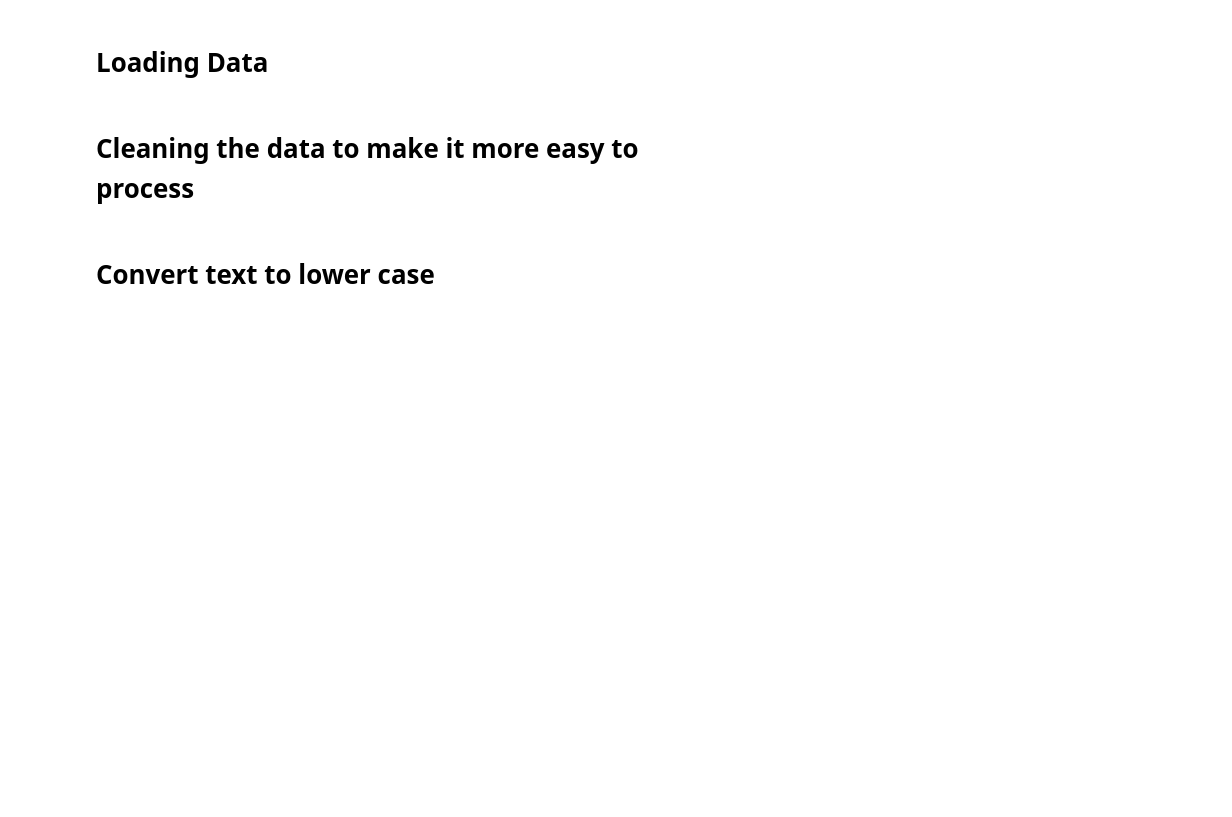
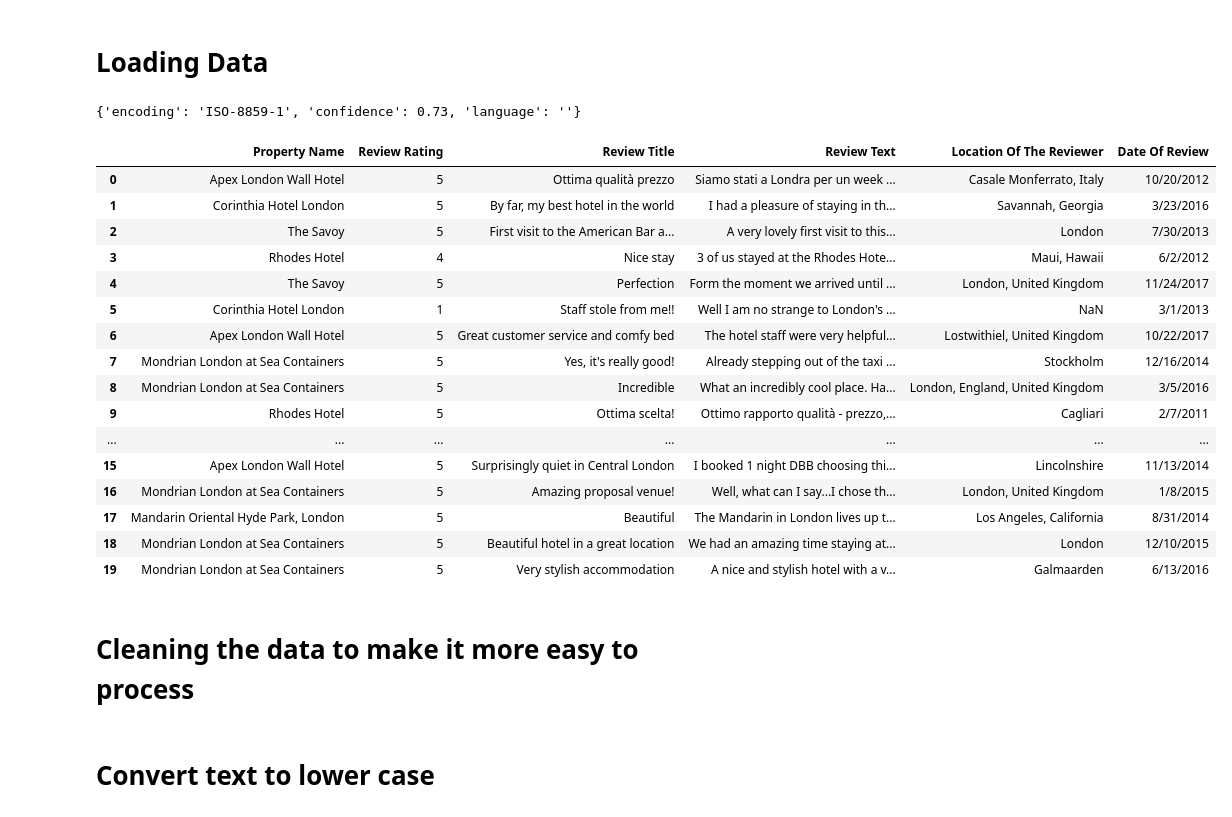
Before and after one commit to syedmuhammadshahrukh/nlp-sentiment-analysis, a Jupyter notebook: main.ipynb, the cells around one changed output. Drawn from its saved outputs; the diff is of its cells as text; code cells hidden in the pictures; blank space fills up the shorter version.

```diff
--- a/main.ipynb
+++ b/main.ipynb
@@ -14,3 +16,31 @@ data = pd.read_csv("London_hotel_reviews.csv", encoding='latin1')
+# %%
+with open("London_hotel_reviews.csv", 'rb') as rawdata:
+    result = chardet.detect(rawdata.read(10000))
+
+# check what the character encoding might be
+print(result)
+# %% [output]
+{'encoding': 'ISO-8859-1', 'confidence': 0.73, 'language': ''}
+# %%
+data.head(20)
+# %% [output]
+|  | Property Name | Review Rating | Review Title | Review Text | Location Of The Reviewer | Date Of Review |
+| 0 | Apex London Wall Hotel | 5 | Ottima qualità prezzo | Siamo stati a Londra per un week ... | Casale Monferrato, Italy | 10/20/2012 |
+| 1 | Corinthia Hotel London | 5 | By far, my best hotel in the world | I had a pleasure of staying in th... | Savannah, Georgia | 3/23/2016 |
+| 2 | The Savoy | 5 | First visit to the American Bar a... | A very lovely first visit to this... | London | 7/30/2013 |
+| 3 | Rhodes Hotel | 4 | Nice stay | 3 of us stayed at the Rhodes Hote... | Maui, Hawaii | 6/2/2012 |
+| 4 | The Savoy | 5 | Perfection | Form the moment we arrived until ... | London, United Kingdom | 11/24/2017 |
+| 5 | Corinthia Hotel London | 1 | Staff stole from me!! | Well I am no strange to London's ... | NaN | 3/1/2013 |
+| 6 | Apex London Wall Hotel | 5 | Great customer service and comfy bed | The hotel staff were very helpful... | Lostwithiel, United Kingdom | 10/22/2017 |
+| 7 | Mondrian London at Sea Containers | 5 | Yes, it's really good! | Already stepping out of the taxi ... | Stockholm | 12/16/2014 |
+| 8 | Mondrian London at Sea Containers | 5 | Incredible | What an incredibly cool place. Ha... | London, England, United Kingdom | 3/5/2016 |
+| 9 | Rhodes Hotel | 5 | Ottima scelta! | Ottimo rapporto qualità - prezzo,... | Cagliari | 2/7/2011 |
+| ... | ... | ... | ... | ... | ... | ... |
+| 15 | Apex London Wall Hotel | 5 | Surprisingly quiet in Central London | I booked 1 night DBB choosing thi... | Lincolnshire | 11/13/2014 |
+| 16 | Mondrian London at Sea Containers | 5 | Amazing proposal venue! | Well, what can I say...I chose th... | London, United Kingdom | 1/8/2015 |
+| 17 | Mandarin Oriental Hyde Park, London | 5 | Beautiful | The Mandarin in London lives up t... | Los Angeles, California | 8/31/2014 |
+| 18 | Mondrian London at Sea Containers | 5 | Beautiful hotel in a great location | We had an amazing time staying at... | London | 12/10/2015 |
+| 19 | Mondrian London at Sea Containers | 5 | Very stylish accommodation | A nice and stylish hotel with a v... | Galmaarden | 6/13/2016 |
 # %%
 data1 = data.copy()
 # %% [markdown]
```
Also changed, not shown: parts of 15 cells of this notebook, 2 other files.
